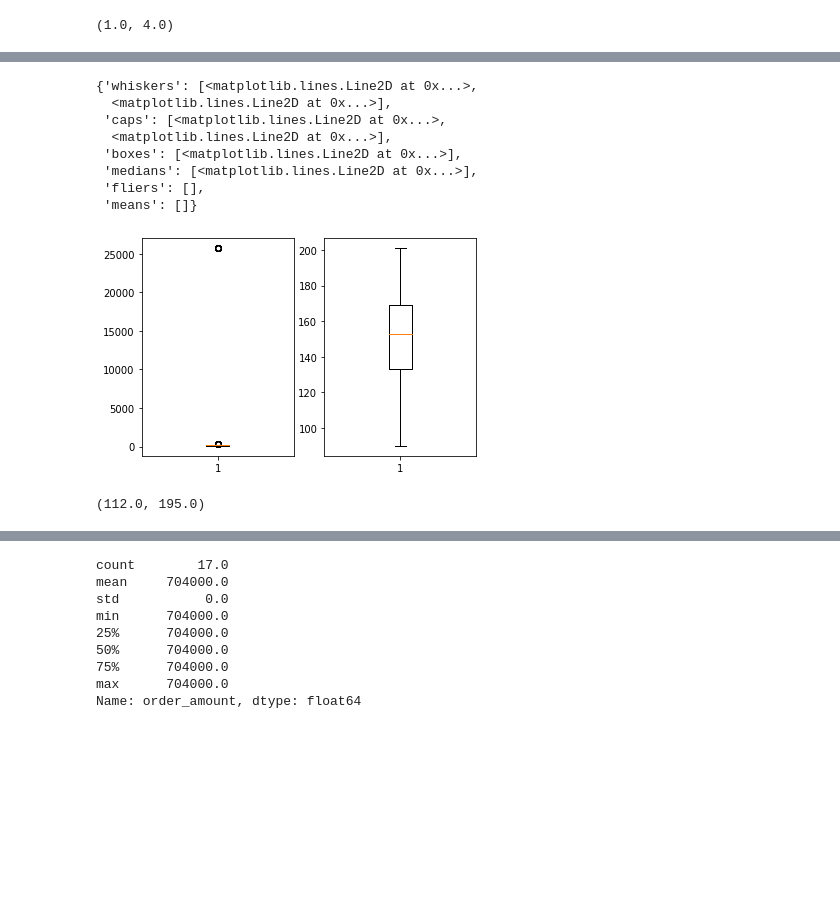
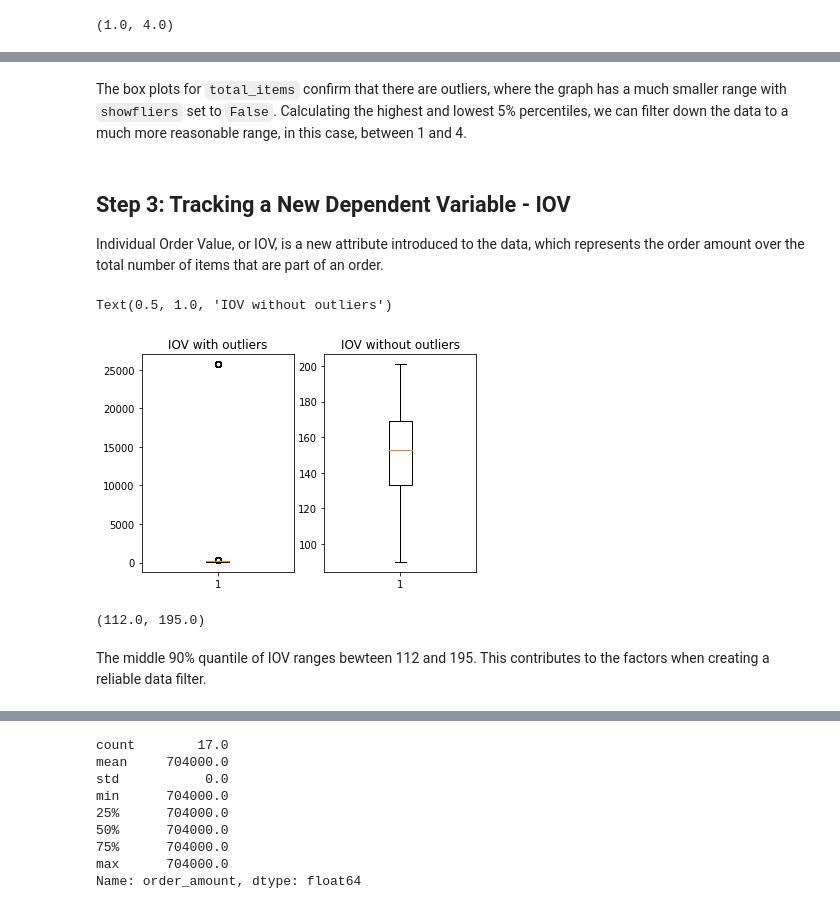
Before and after one commit to wise-bit/satrajit-shopify-data-science-2022, a Jupyter notebook: problem-1-sneakers-analysis.ipynb, the cells around one changed output, grey strips where cells are left out. Cells and saved outputs as stored; diff of their text form; code cells hidden in the pictures; blank space fills up the shorter version.

Commit message:
added all answers for part 2

```diff
--- a/problem-1-sneakers-analysis.ipynb
+++ b/problem-1-sneakers-analysis.ipynb
@@ -84,24 +92,27 @@ Individual Order Value (IOV)
+# %% [markdown]
+The box plots for `total_items` confirm that there are outliers, where the graph has a much smaller range with `showfliers` set to `False`. Calculating the highest and lowest 5% percentiles, we can filter down the data to a much more reasonable range, in this case, between 1 and 4.
+# %% [markdown]
+## Step 3: Tracking a New Dependent Variable - IOV
+
+Individual Order Value, or IOV, is a new attribute introduced to the data, which represents the order amount over the total number of items that are part of an order.
 # %%
 data['IOV'] = data.apply(lambda order: order.order_amount / order.total_items, axis=1)
 # %%
 plt.subplot(1, 2, 1)
 plt.boxplot(data['IOV'], showfliers=True)
+plt.title("IOV with outliers")
 
 plt.subplot(1, 2, 2)
 plt.boxplot(data['IOV'], showfliers=False)
+plt.title("IOV without outliers")
 # %% [output]
-{'whiskers': [<matplotlib.lines.Line2D at 0x...>,
-  <matplotlib.lines.Line2D at 0x...>],
- 'caps': [<matplotlib.lines.Line2D at 0x...>,
-  <matplotlib.lines.Line2D at 0x...>],
- 'boxes': [<matplotlib.lines.Line2D at 0x...>],
- 'medians': [<matplotlib.lines.Line2D at 0x...>],
- 'fliers': [],
- 'means': []}
+Text(0.5, 1.0, 'IOV without outliers')
-[figure, old version]
+[figure, new version]
 # %%
 q_low = data['IOV'].quantile(0.05)
 q_hi  = data['IOV'].quantile(0.95)
 (q_low, q_hi)
 # %% [output]
 (112.0, 195.0)
+# %% [markdown]
+The middle 90% quantile of IOV ranges bewteen 112 and 195. This contributes to the factors when creating a reliable data filter.
```
Also changed, not shown: parts of 18 cells of this notebook, 1 other file.
